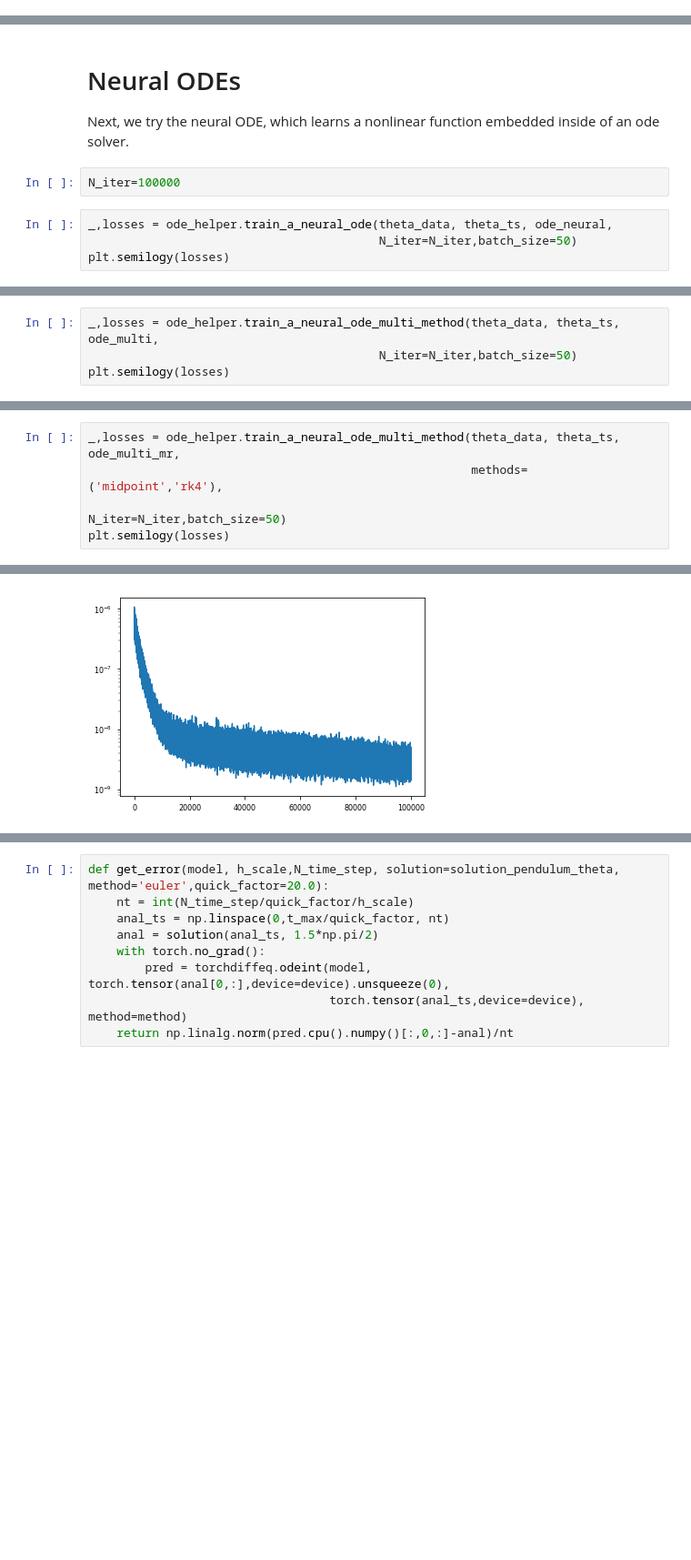
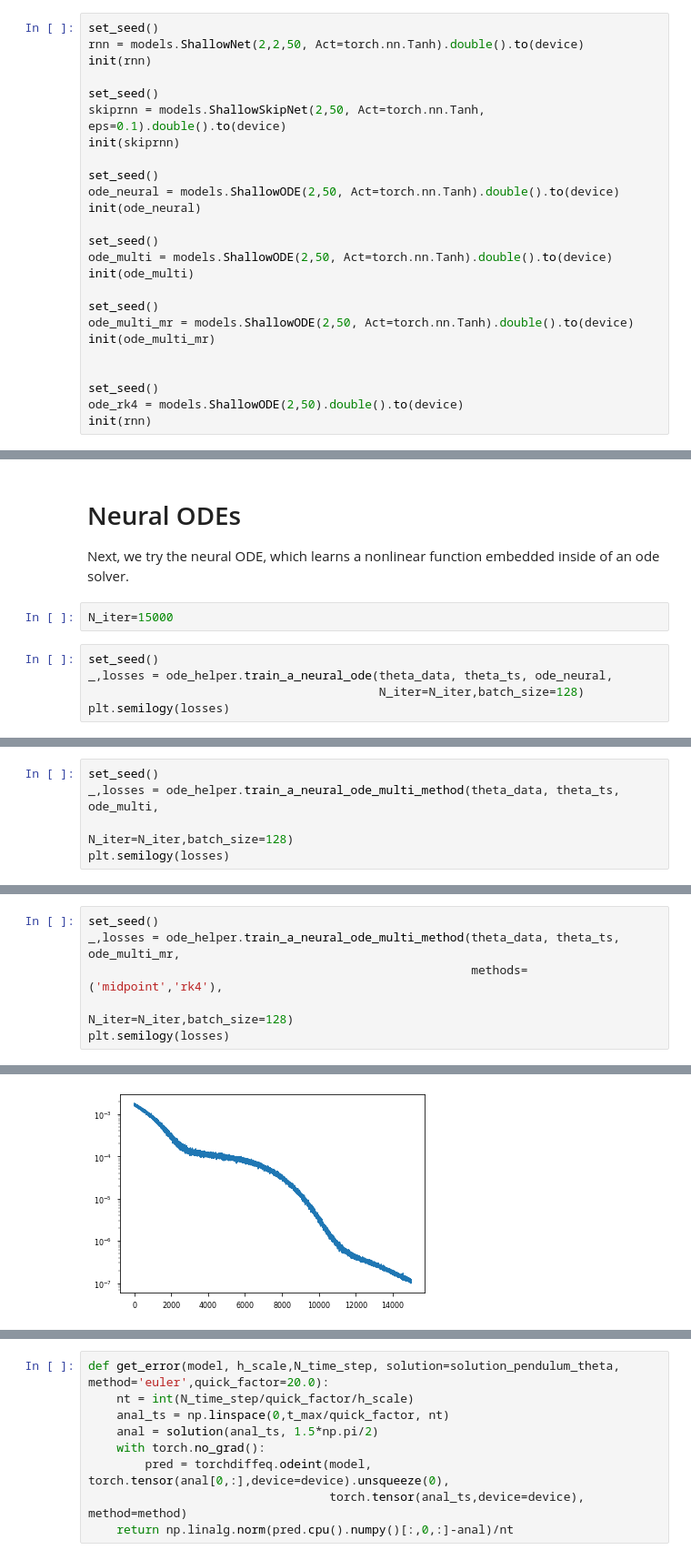
Before and after one commit to afqueiruga/on_learned_dynamics, a Jupyter notebook: NonlinearPendulum.ipynb, the cells around one changed output, grey strips where cells are left out. Shown at 91% size. Cells and saved outputs as stored; diff of their text form; blank space fills up the shorter version.

```diff
--- a/NonlinearPendulum.ipynb
+++ b/NonlinearPendulum.ipynb
@@ -159,3 +171,28 @@ ode_rk4 = models.ShallowODE(2,50).double().to(device)
+# %%
+set_seed()
+rnn = models.ShallowNet(2,2,50, Act=torch.nn.Tanh).double().to(device)
+init(rnn)
+
+set_seed()
+skiprnn = models.ShallowSkipNet(2,50, Act=torch.nn.Tanh, eps=0.1).double().to(device)
+init(skiprnn)
+
+set_seed()
+ode_neural = models.ShallowODE(2,50, Act=torch.nn.Tanh).double().to(device)
+init(ode_neural)
+
+set_seed()
+ode_multi = models.ShallowODE(2,50, Act=torch.nn.Tanh).double().to(device)
+init(ode_multi)
+
+set_seed()
+ode_multi_mr = models.ShallowODE(2,50, Act=torch.nn.Tanh).double().to(device)
+init(ode_multi_mr)
+
+
+set_seed()
+ode_rk4 = models.ShallowODE(2,50).double().to(device)
+init(rnn)
 # %% [markdown]
 First, we try the NN types
 # %%
@@ -211,9 +245,10 @@ Text(0.5, 0, 'Time')
 
 Next, we try the neural ODE, which learns a nonlinear function embedded inside of an ode solver.
 # %%
-N_iter=100000
+N_iter=15000
 # %%
+set_seed()
 _,losses = ode_helper.train_a_neural_ode(theta_data, theta_ts, ode_neural,
-                                         N_iter=N_iter,batch_size=50)
+                                         N_iter=N_iter,batch_size=128)
 plt.semilogy(losses)
 # %% [output]
@@ -223,4 +258,5 @@ Using the CPU
 # %%
+set_seed()
 _,losses = ode_helper.train_a_neural_ode_multi_method(theta_data, theta_ts, ode_multi,
-                                         N_iter=N_iter,batch_size=50)
+                                                      N_iter=N_iter,batch_size=128)
 plt.semilogy(losses)
@@ -231,6 +263,7 @@ Using the CPU
 # %%
+set_seed()
 _,losses = ode_helper.train_a_neural_ode_multi_method(theta_data, theta_ts, ode_multi_mr,
                                                       methods=('midpoint','rk4'),
-                                                      N_iter=N_iter,batch_size=50)
+                                                      N_iter=N_iter,batch_size=128)
 plt.semilogy(losses)
 # %% [output]
@@ -238,3 +271,3 @@ Using the CPU
 [<matplotlib.lines.Line2D at 0x...>]
-[figure, old version]
+[figure, new version]
 # %%
```
Also changed, not shown: parts of 36 cells of this notebook, 7 other files.
